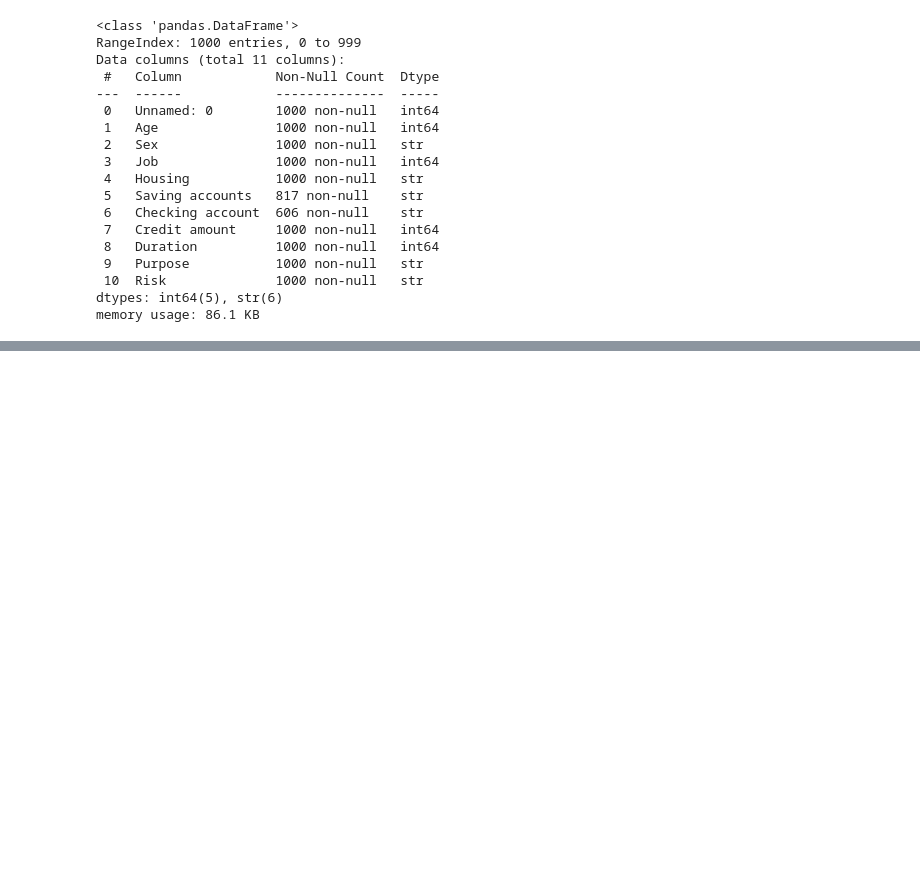
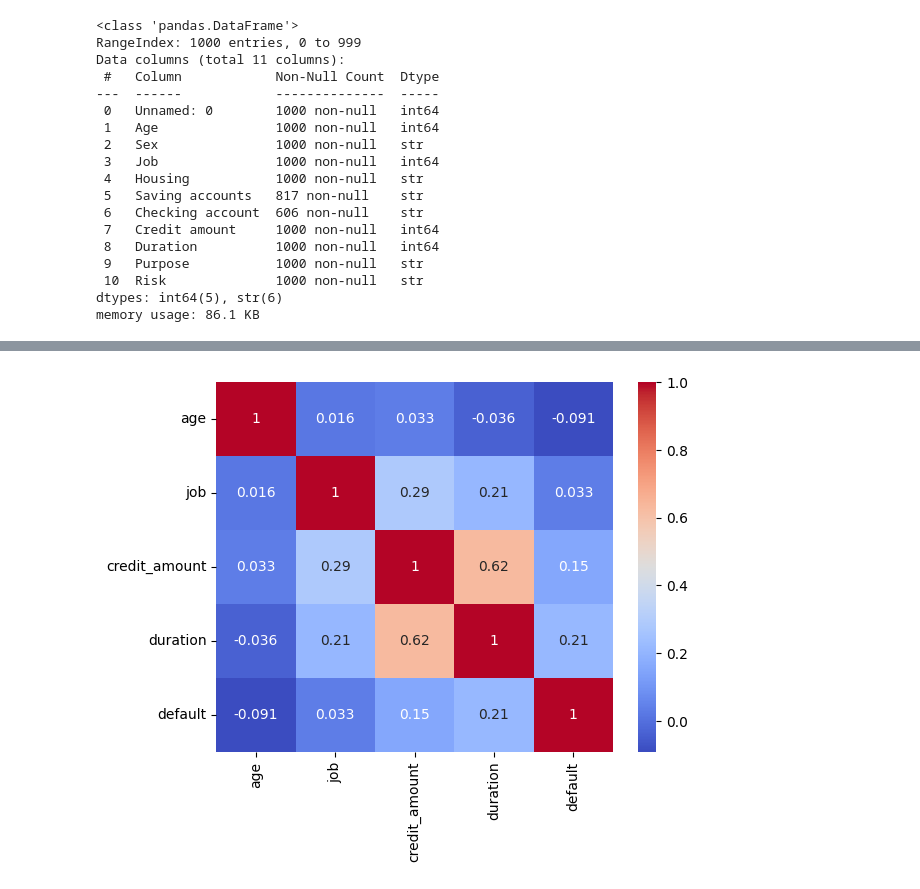
Before and after one commit to Gyro-2k/credit_risk_prediction, a Jupyter notebook: notebooks/credit_risk_prediction.ipynb, the cells around one changed output, grey strips where cells are left out. Cells and saved outputs as stored; diff of their text form; code cells hidden in the pictures; blank space fills up the shorter version.

```diff
--- a/notebooks/credit_risk_prediction.ipynb
+++ b/notebooks/credit_risk_prediction.ipynb
@@ -52,0 +165,6 @@ memory usage: 86.1 KB
+# %%
+# heatmap showing correlation
+sns.heatmap(my_df.select_dtypes(include='number').corr(), annot=True, cmap='coolwarm')
+plt.show()
+# %% [output]
+[figure, added]
```
Also changed, not shown: parts of 22 cells of this notebook, 1 other file.
